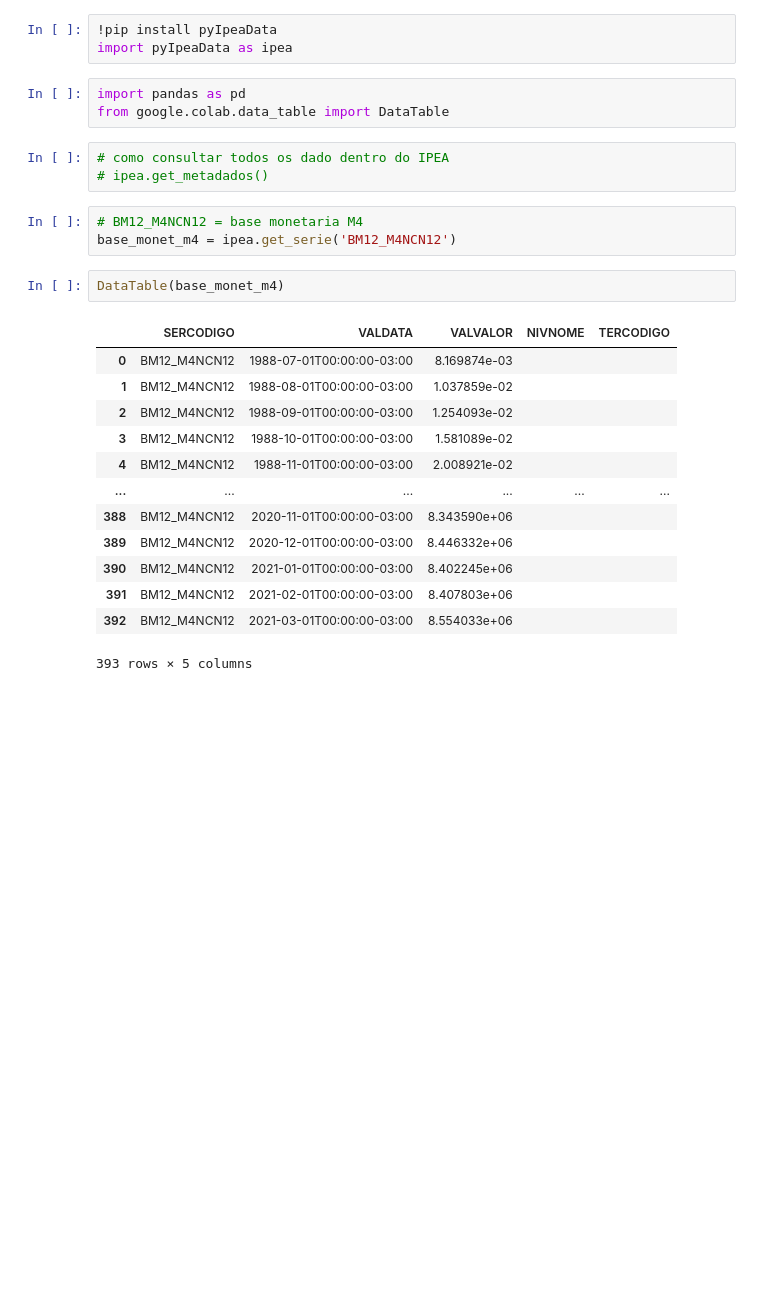
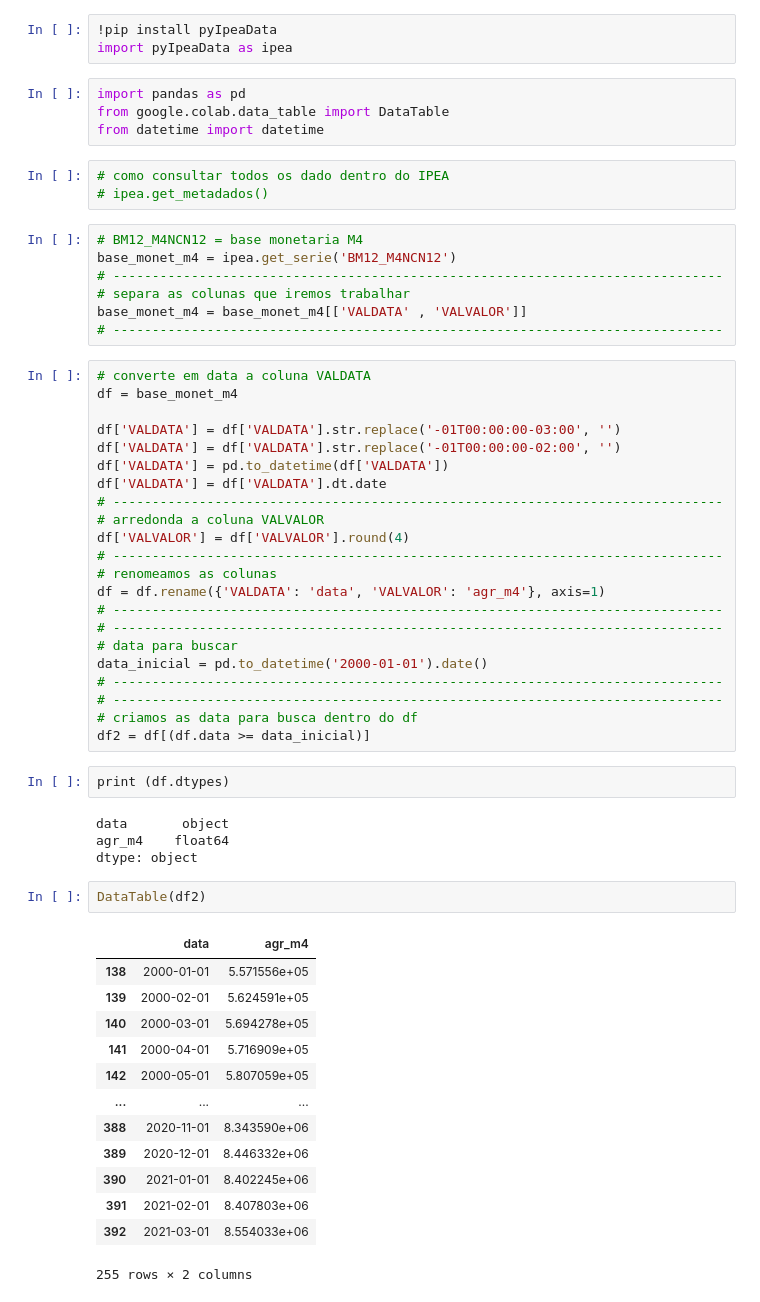
Before and after one commit to LuminousTecnology/Macro_economia, a Jupyter notebook: Ibovespa_AGM4.ipynb, the cells around one changed output. Drawn from its saved outputs; the diff is of its cells as text; blank space fills up the shorter version.

```diff
--- a/Ibovespa_AGM4.ipynb
+++ b/Ibovespa_AGM4.ipynb
@@ -8,25 +8,58 @@ import pyIpeaData as ipea
 # %%
 import pandas as pd
 from google.colab.data_table import DataTable
+from datetime import datetime
 # %%
 # como consultar todos os dado dentro do IPEA
 # ipea.get_metadados()
 # %%
 # BM12_M4NCN12 = base monetaria M4
 base_monet_m4 = ipea.get_serie('BM12_M4NCN12')
+# ------------------------------------------------------------------------------
+# separa as colunas que iremos trabalhar
+base_monet_m4 = base_monet_m4[['VALDATA' , 'VALVALOR']]
+# ------------------------------------------------------------------------------
+# %%
+# converte em data a coluna VALDATA
+df = base_monet_m4
+
+df['VALDATA'] = df['VALDATA'].str.replace('-01T00:00:00-03:00', '')
+df['VALDATA'] = df['VALDATA'].str.replace('-01T00:00:00-02:00', '')
+df['VALDATA'] = pd.to_datetime(df['VALDATA'])
+df['VALDATA'] = df['VALDATA'].dt.date
+# ------------------------------------------------------------------------------
+# arredonda a coluna VALVALOR
+df['VALVALOR'] = df['VALVALOR'].round(4)
+# ------------------------------------------------------------------------------
+# renomeamos as colunas
+df = df.rename({'VALDATA': 'data', 'VALVALOR': 'agr_m4'}, axis=1)
+# ------------------------------------------------------------------------------
+# ------------------------------------------------------------------------------
+# data para buscar
+data_inicial = pd.to_datetime('2000-01-01').date()
+# ------------------------------------------------------------------------------
+# ------------------------------------------------------------------------------
+# criamos as data para busca dentro do df
+df2 = df[(df.data >= data_inicial)]
+# %%
+print (df.dtypes)
+# %% [output]
+data       object
+agr_m4    float64
+dtype: object
 # %%
-DataTable(base_monet_m4)
+DataTable(df2)
 # %% [output]
-|  | SERCODIGO | VALDATA | VALVALOR | NIVNOME | TERCODIGO |
-| 0 | BM12_M4NCN12 | 1988-07-01T00:00:00-03:00 | 8.169874e-03 |  |  |
-| 1 | BM12_M4NCN12 | 1988-08-01T00:00:00-03:00 | 1.037859e-02 |  |  |
-| 2 | BM12_M4NCN12 | 1988-09-01T00:00:00-03:00 | 1.254093e-02 |  |  |
-| 3 | BM12_M4NCN12 | 1988-10-01T00:00:00-03:00 | 1.581089e-02 |  |  |
-| 4 | BM12_M4NCN12 | 1988-11-01T00:00:00-03:00 | 2.008921e-02 |  |  |
-| ... | ... | ... | ... | ... | ... |
-| 388 | BM12_M4NCN12 | 2020-11-01T00:00:00-03:00 | 8.343590e+06 |  |  |
-| 389 | BM12_M4NCN12 | 2020-12-01T00:00:00-03:00 | 8.446332e+06 |  |  |
-| 390 | BM12_M4NCN12 | 2021-01-01T00:00:00-03:00 | 8.402245e+06 |  |  |
-| 391 | BM12_M4NCN12 | 2021-02-01T00:00:00-03:00 | 8.407803e+06 |  |  |
-| 392 | BM12_M4NCN12 | 2021-03-01T00:00:00-03:00 | 8.554033e+06 |  |  |
+|  | data | agr_m4 |
+| 138 | 2000-01-01 | 5.571556e+05 |
+| 139 | 2000-02-01 | 5.624591e+05 |
+| 140 | 2000-03-01 | 5.694278e+05 |
+| 141 | 2000-04-01 | 5.716909e+05 |
+| 142 | 2000-05-01 | 5.807059e+05 |
+| ... | ... | ... |
+| 388 | 2020-11-01 | 8.343590e+06 |
+| 389 | 2020-12-01 | 8.446332e+06 |
+| 390 | 2021-01-01 | 8.402245e+06 |
+| 391 | 2021-02-01 | 8.407803e+06 |
+| 392 | 2021-03-01 | 8.554033e+06 |
-393 rows × 5 columns
+255 rows × 2 columns
```
